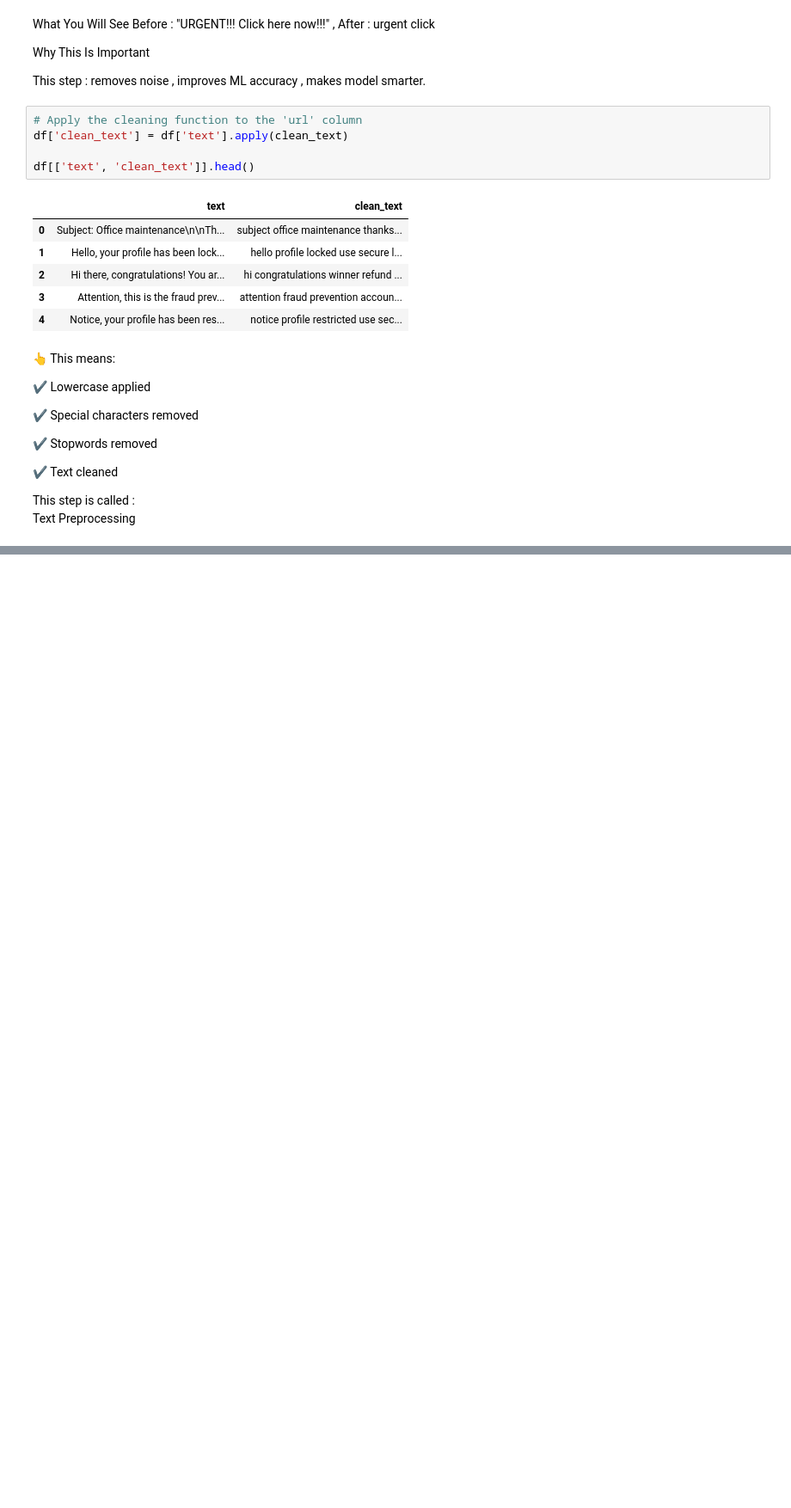
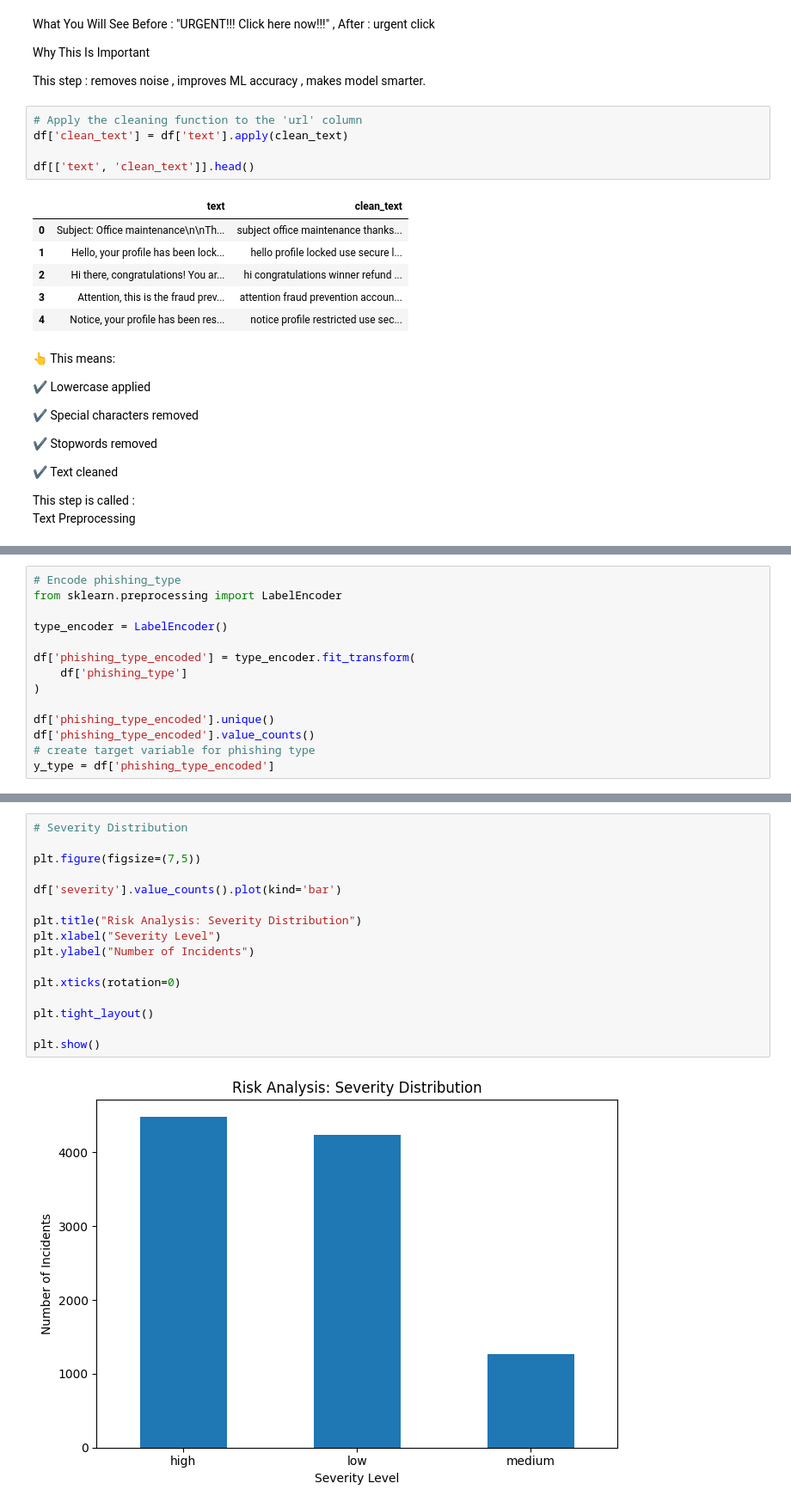
Before and after one commit to Ayushiverma844/Mini-Siem, a Jupyter notebook: Backend/explore_phishing.ipynb, the cells around one changed output, grey strips where cells are left out. Shown at 86% size. Cells and saved outputs as stored; diff of their text form; blank space fills up the shorter version.

```diff
--- a/Backend/explore_phishing.ipynb
+++ b/Backend/explore_phishing.ipynb
@@ -162,0 +189,14 @@ Text Preprocessing
+# %%
+# Encode phishing_type
+from sklearn.preprocessing import LabelEncoder
+
+type_encoder = LabelEncoder()
+
+df['phishing_type_encoded'] = type_encoder.fit_transform(
+    df['phishing_type']
+)
+
+df['phishing_type_encoded'].unique()
+df['phishing_type_encoded'].value_counts()
+# create target variable for phishing type
+y_type = df['phishing_type_encoded']
@@ -162,0 +264,18 @@ Text Preprocessing
+# %%
+# Severity Distribution
+
+plt.figure(figsize=(7,5))
+
+df['severity'].value_counts().plot(kind='bar')
+
+plt.title("Risk Analysis: Severity Distribution")
+plt.xlabel("Severity Level")
+plt.ylabel("Number of Incidents")
+
+plt.xticks(rotation=0)
+
+plt.tight_layout()
+
+plt.show()
+# %% [output]
+[figure, added]
```
Also changed, not shown: parts of 15 cells of this notebook.
